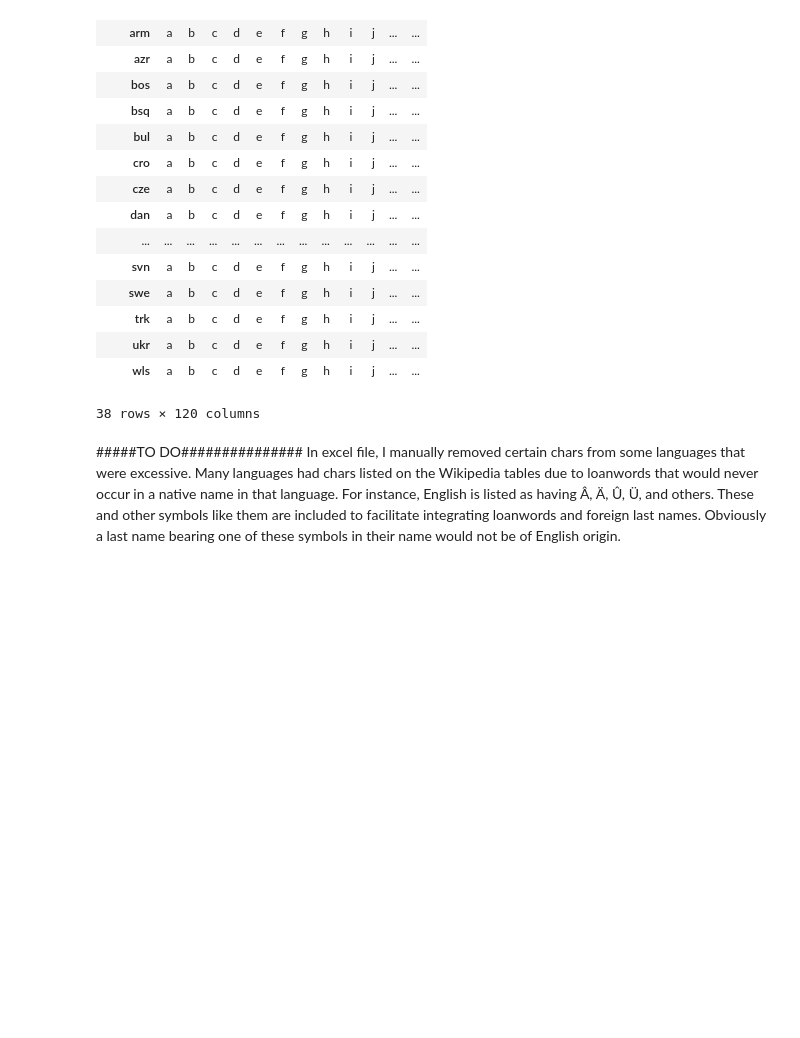
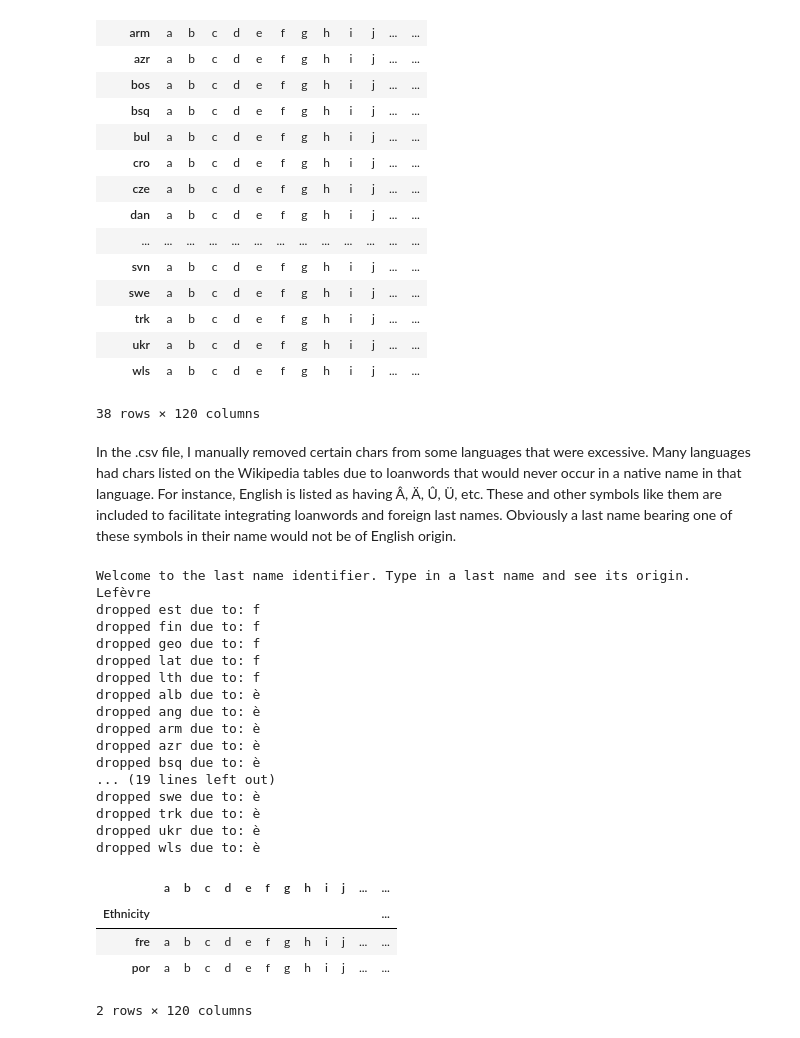
Before and after one commit to juyoungk23/Corvinus, a Jupyter notebook: lastNameBot.ipynb, the cells around one changed output. Cells and saved outputs as stored; diff of their text form; code cells hidden in the pictures; blank space fills up the shorter version.

Commit message:
added code to filter with char table

```diff
--- a/lastNameBot.ipynb
+++ b/lastNameBot.ipynb
@@ -455,5 +454,52 @@ df
 | wls | a | b | c | d | e | f | g | h | i | j | ... | ... |
 38 rows × 120 columns
 # %% [markdown]
-#####TO DO###############
-In excel file, I manually removed certain chars from some languages that were excessive. Many languages had chars listed on the Wikipedia tables due to loanwords that would never occur in a native name in that language. For instance, English is listed as having Â, Ä, Û, Ü, and others. These and other symbols like them are included to facilitate integrating loanwords and foreign last names. Obviously a last name bearing one of these symbols in their name would not be of English origin.
+In the .csv file, I manually removed certain chars from some languages that were excessive. Many languages had chars listed on the Wikipedia tables due to loanwords that would never occur in a native name in that language. For instance, English is listed as having Â, Ä, Û, Ü, etc. These and other symbols like them are included to facilitate integrating loanwords and foreign last names. Obviously a last name bearing one of these symbols in their name would not be of English origin.
+# %%
+import sys
+import numpy as np
+import pandas as pd # library for data analysis
+import requests # library to handle requests
+from bs4 import BeautifulSoup # library to parse HTML documents
+
+#input char DF
+char_df = pd.read_csv('charTableEdited.csv', index_col = 0)
+
+
+print("Welcome to the last name identifier. Type in a last name and see its origin.")
+name = input().lower() #make lowercase
+name = ''.join(name.split())  #remove whitespace
+
+c = 0 #counter for current index in name
+for letter in name:
+    if (letter not in name[0:c]):  #skip if we already have seen this letter
+        for i in char_df.index:
+            if char_df.loc[i][letter] != letter:
+                print("dropped " + i + " due to: " + letter)  #drop eth if it doesn't have letter,
+                char_df = char_df.drop(index=i)               #print little report each time
+    c += 1
+char_df
+#FIXİsmayılov TURK I's
+# %% [output]
+Welcome to the last name identifier. Type in a last name and see its origin.
+Lefèvre
+dropped est due to: f
+dropped fin due to: f
+dropped geo due to: f
+dropped lat due to: f
+dropped lth due to: f
+dropped alb due to: è
+dropped ang due to: è
+dropped arm due to: è
+dropped azr due to: è
+dropped bsq due to: è
+... (19 lines left out)
+dropped swe due to: è
+dropped trk due to: è
+dropped ukr due to: è
+dropped wls due to: è
+|  | a | b | c | d | e | f | g | h | i | j | ... | ... |
+| Ethnicity |  |  |  |  |  |  |  |  |  |  |  | ... |
+| fre | a | b | c | d | e | f | g | h | i | j | ... | ... |
+| por | a | b | c | d | e | f | g | h | i | j | ... | ... |
+2 rows × 120 columns
```
Also changed, not shown: parts of 1 cell of this notebook.
